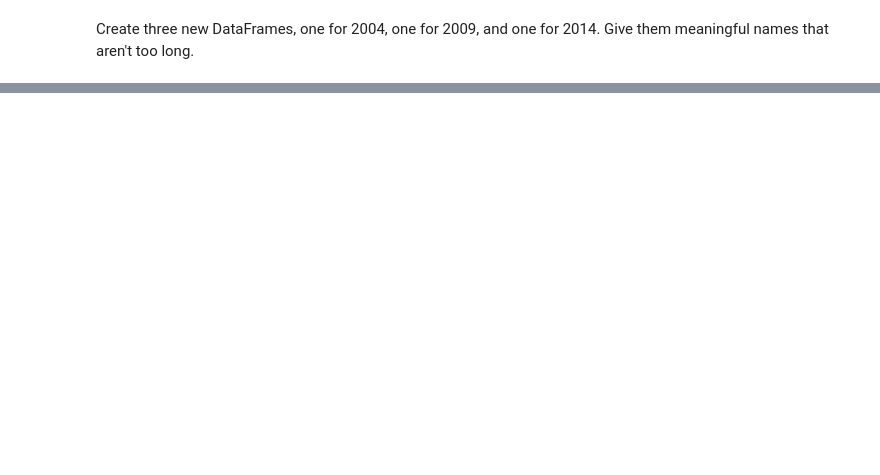
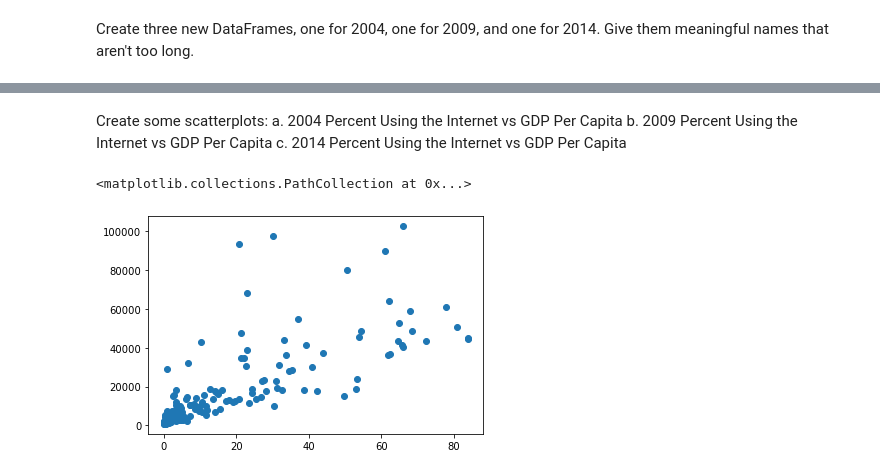
Before and after one commit to tarynpatterson/gdp-and-internet-usage-tarynpatterson, a Jupyter notebook: data/GDP and Internet Usage.ipynb, the cells around one changed output, grey strips where cells are left out. Drawn from its saved outputs; the diff is of its cells as text; code cells hidden in the pictures; blank space fills up the shorter version.

```diff
--- a/data/GDP and Internet Usage.ipynb
+++ b/data/GDP and Internet Usage.ipynb
@@ -224,11 +235,8 @@ print(gdp_and_internet_use_sub.tail(10))
 # %% [markdown]
 Create three new DataFrames, one for 2004, one for 2009, and one for 2014. Give them meaningful names that aren't too long.
 # %%
-filter_list_2004 = ['2004']
-gdp_int_2004 = gdp_and_internet_use[gdp_and_internet_use['Year'].isin(filter_list_2004)]
-filter_list_2009 = ['2009']
-gdp_int_2009 = gdp_and_internet_use[gdp_and_internet_use['Year'].isin(filter_list_2009)]
-filter_list_2014 = ['2014']
-gdp_int_2014 = gdp_and_internet_use[gdp_and_internet_use['Year'].isin(filter_list_2014)]
-print(gdp_int_2009)
+gdp_int_2004 = gdp_and_internet_use[gdp_and_internet_use.Year == '2004']
+gdp_int_2009 = gdp_and_internet_use[gdp_and_internet_use.Year == '2009']
+gdp_int_2014 = gdp_and_internet_use[gdp_and_internet_use.Year == '2014']
+print(gdp_int_2014.head(10))
 # %% [output]
@@ -237,0 +320,10 @@ Index: []
+# %% [markdown]
+Create some scatterplots:
+a. 2004 Percent Using the Internet vs GDP Per Capita
+b. 2009 Percent Using the Internet vs GDP Per Capita
+c. 2014 Percent Using the Internet vs GDP Per Capita
+# %%
+plt.scatter(gdp_int_2004['Internet_Users_Pct'], gdp_int_2004['GDP_Per_Capita'])
+# %% [output]
+<matplotlib.collections.PathCollection at 0x...>
+[figure, added]
```
Also changed, not shown: parts of 29 cells of this notebook.
